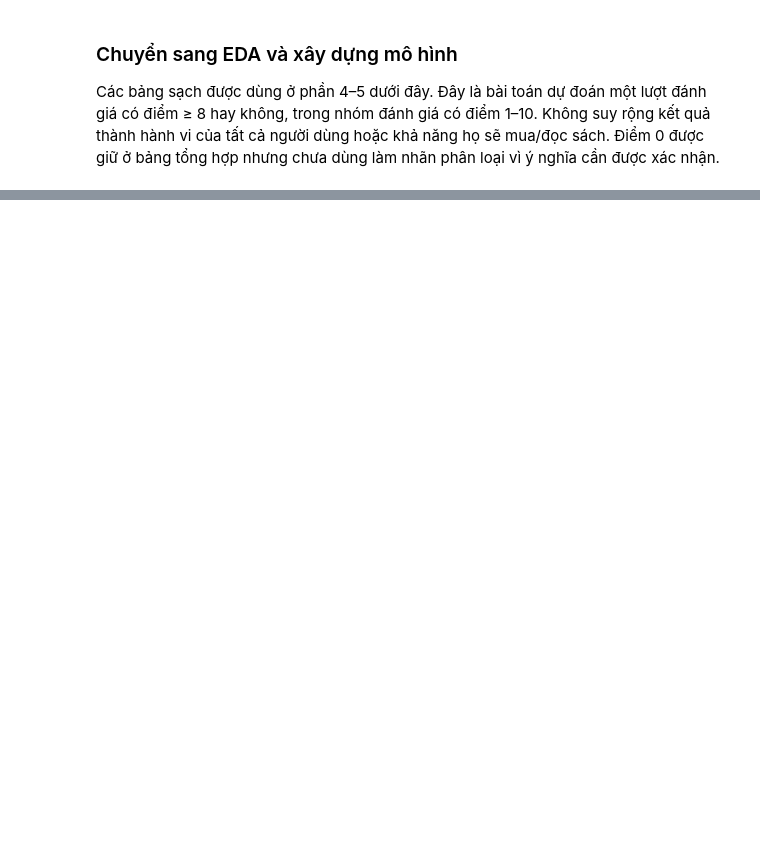
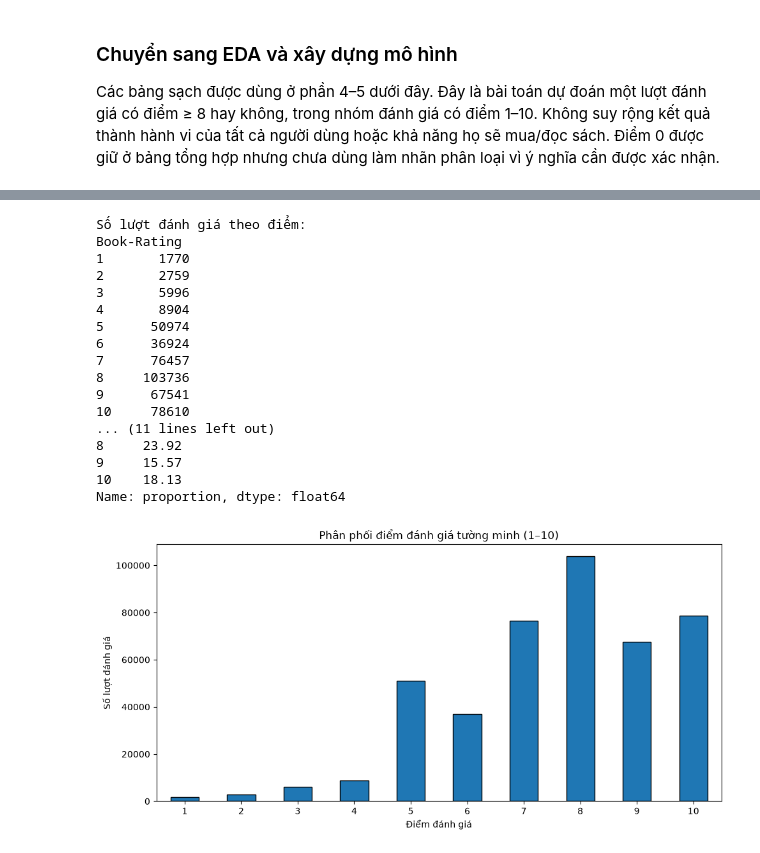
Before and after one commit to Bluenip/Data_analyst_python_midterm_project, a Jupyter notebook: mid_term_code.ipynb, the cells around one changed output, grey strips where cells are left out. Saved outputs shown, nothing was run; the diff lists cells and outputs as text; code cells hidden in the pictures; blank space fills up the shorter version.

```diff
--- a/mid_term_code.ipynb
+++ b/mid_term_code.ipynb
@@ -229,0 +311,41 @@ Các bảng sạch được dùng ở phần 4–5 dưới đây. Đây là bài
+# %%
+# Tách các lượt đánh giá có điểm tường minh từ 1 đến 10.
+# Giữ nguyên ratings_clean để không làm thay đổi dữ liệu gốc đã làm sạch.
+explicit_ratings = ratings_clean.loc[ratings_clean["Book-Rating"].between(1, 10)].copy()
+# Đếm số lượt đánh giá theo từng điểm từ 1 đến 10.
+explicit_rating_counts = (explicit_ratings["Book-Rating"].value_counts().sort_index())
+# Tính tỷ lệ phần trăm của từng điểm trong nhóm đánh giá tường minh.
+explicit_rating_percentages = (explicit_ratings["Book-Rating"].value_counts(normalize=True).sort_index() * 100)
+# Hiển thị số lượng và tỷ lệ để so sánh các mức điểm.
+print("Số lượt đánh giá theo điểm:")
+print(explicit_rating_counts)
+print("\nTỷ lệ phần trăm theo điểm:")
+print(explicit_rating_percentages.round(2))
+# Vẽ biểu đồ phân phối điểm đánh giá tường minh.
+plt.figure(figsize=(10, 5))
+explicit_rating_counts.plot(kind="bar", edgecolor="black")
+plt.title("Phân phối điểm đánh giá tường minh (1–10)")
+plt.xlabel("Điểm đánh giá")
+plt.ylabel("Số lượt đánh giá")
+plt.xticks(rotation=0)
+plt.tight_layout()
+plt.show()
+# %% [output]
+Số lượt đánh giá theo điểm:
+Book-Rating
+1       1770
+2       2759
+3       5996
+4       8904
+5      50974
+6      36924
+7      76457
+8     103736
+9      67541
+10     78610
+... (11 lines left out)
+8     23.92
+9     15.57
+10    18.13
+Name: proportion, dtype: float64
+[figure, added]
```
Also changed, not shown: parts of 12 cells of this notebook.
